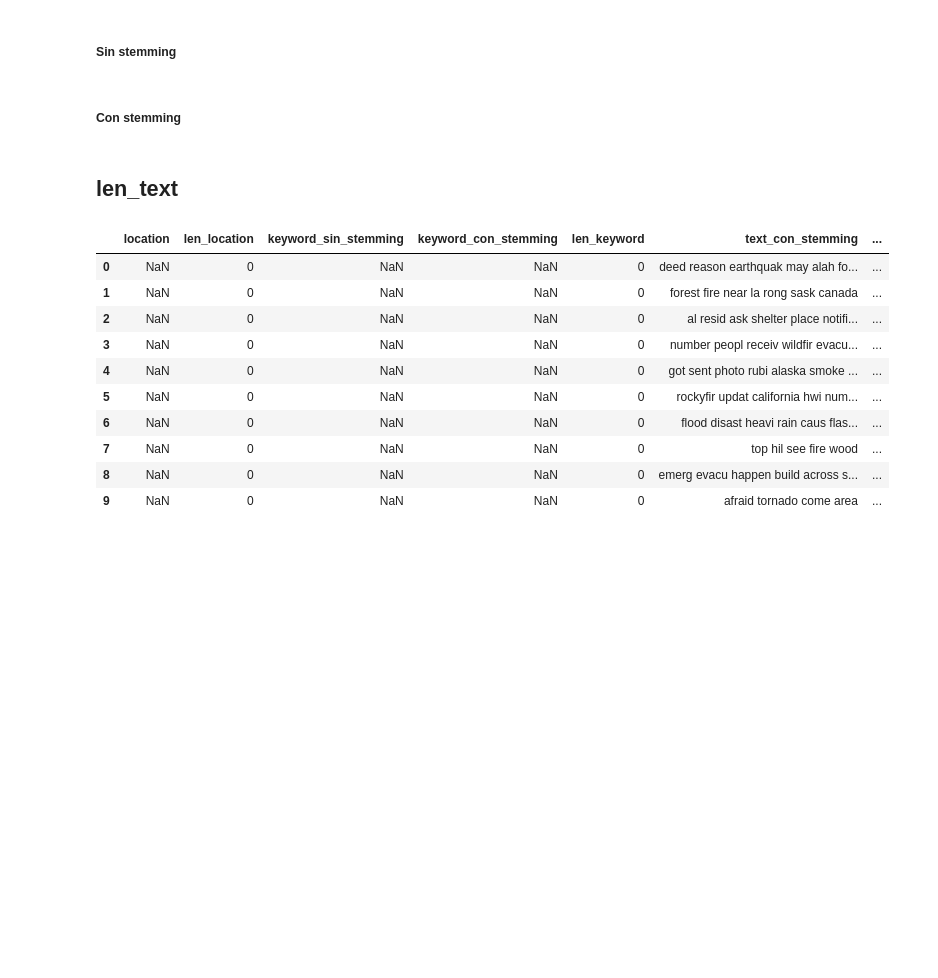
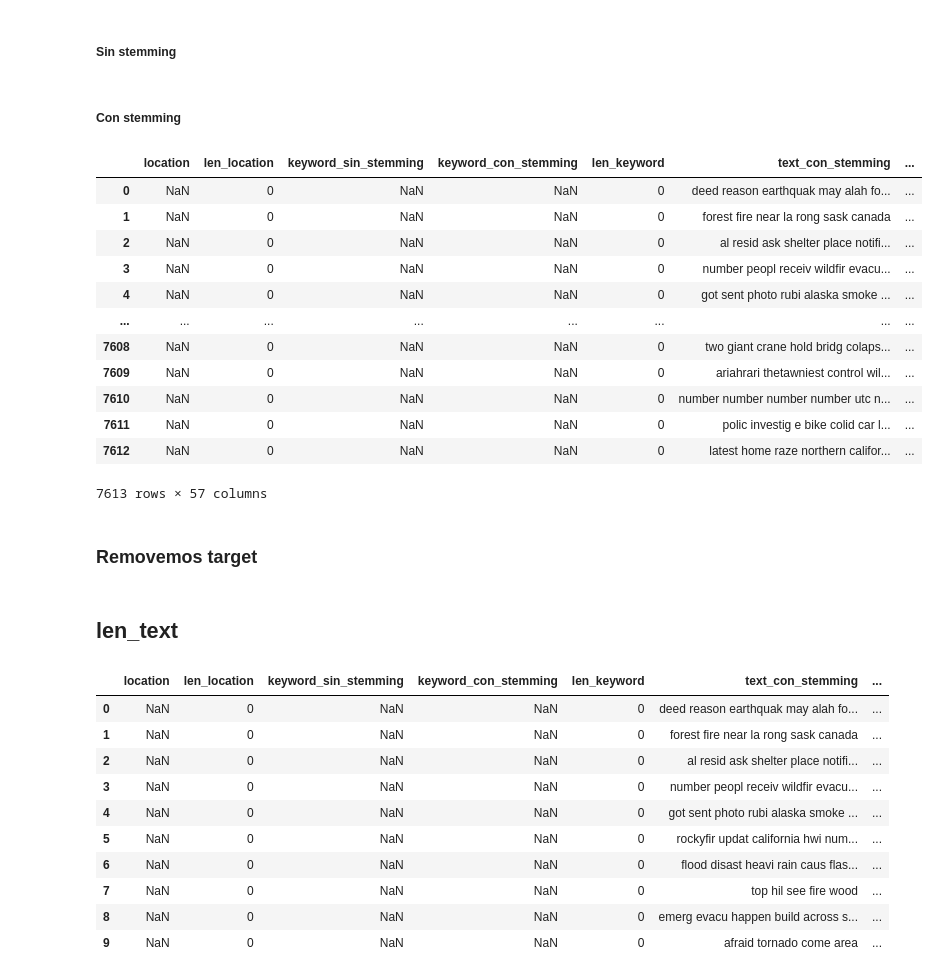
Before and after one commit to pablbob/9558-7506-Data-Hunters, a Jupyter notebook: TP2/feature_engineering.ipynb, the cells around one changed output. Cells and saved outputs as stored; diff of their text form; code cells hidden in the pictures; blank space fills up the shorter version.

```diff
--- a/TP2/feature_engineering.ipynb
+++ b/TP2/feature_engineering.ipynb
@@ -229,6 +201,6 @@ train = pd.read_csv('train/train_limpio.csv')
 # %%
 column_values = calculate_sum_of_norms(train['keyword_sin_stemming'].astype('str'), model_google_news)
 
-train['keyword_value'] = [value for value in column_values['sum']]
+train['keyword_value_sin_stemming'] = [value for value in column_values['sum']]
 # %% [markdown]
 #### Con stemming
@@ -348,3 +335,21 @@ for i in range(1, 5):
+# %%
+train
+# %% [output]
+|  | location | len_location | keyword_sin_stemming | keyword_con_stemming | len_keyword | text_con_stemming | ... |
+| 0 | NaN | 0 | NaN | NaN | 0 | deed reason earthquak may alah fo... | ... |
+| 1 | NaN | 0 | NaN | NaN | 0 | forest fire near la rong sask canada | ... |
+| 2 | NaN | 0 | NaN | NaN | 0 | al resid ask shelter place notifi... | ... |
+| 3 | NaN | 0 | NaN | NaN | 0 | number peopl receiv wildfir evacu... | ... |
+| 4 | NaN | 0 | NaN | NaN | 0 | got sent photo rubi alaska smoke ... | ... |
+| ... | ... | ... | ... | ... | ... | ... | ... |
+| 7608 | NaN | 0 | NaN | NaN | 0 | two giant crane hold bridg colaps... | ... |
+| 7609 | NaN | 0 | NaN | NaN | 0 | ariahrari thetawniest control wil... | ... |
+| 7610 | NaN | 0 | NaN | NaN | 0 | number number number number utc n... | ... |
+| 7611 | NaN | 0 | NaN | NaN | 0 | polic investig e bike colid car l... | ... |
+| 7612 | NaN | 0 | NaN | NaN | 0 | latest home raze northern califor... | ... |
+7613 rows × 57 columns
+# %% [markdown]
+### Removemos target
 # %%
 cols = list(train.columns)
 cols.remove('target')
```
Also changed, not shown: parts of 22 cells of this notebook, 9 other files.
